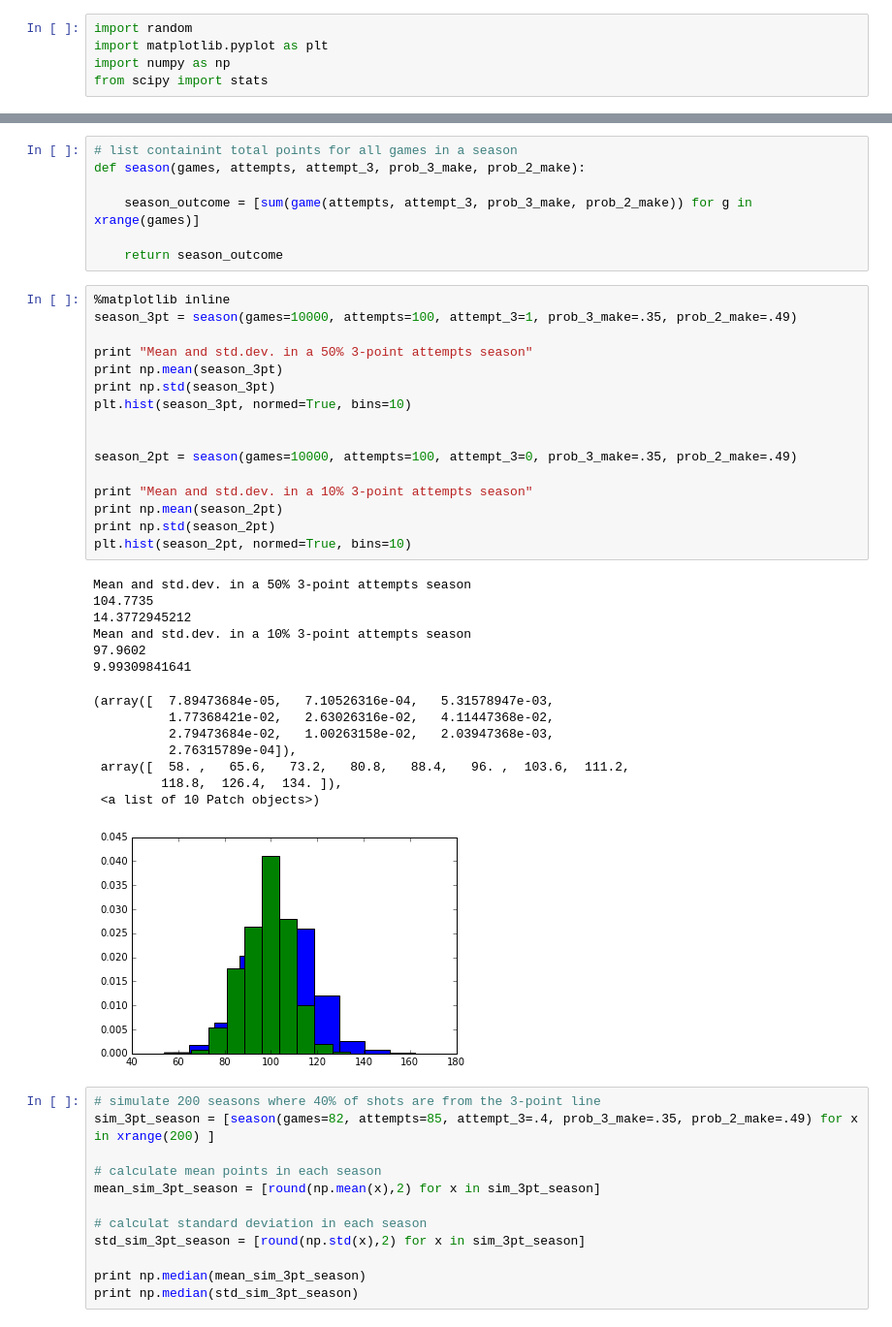
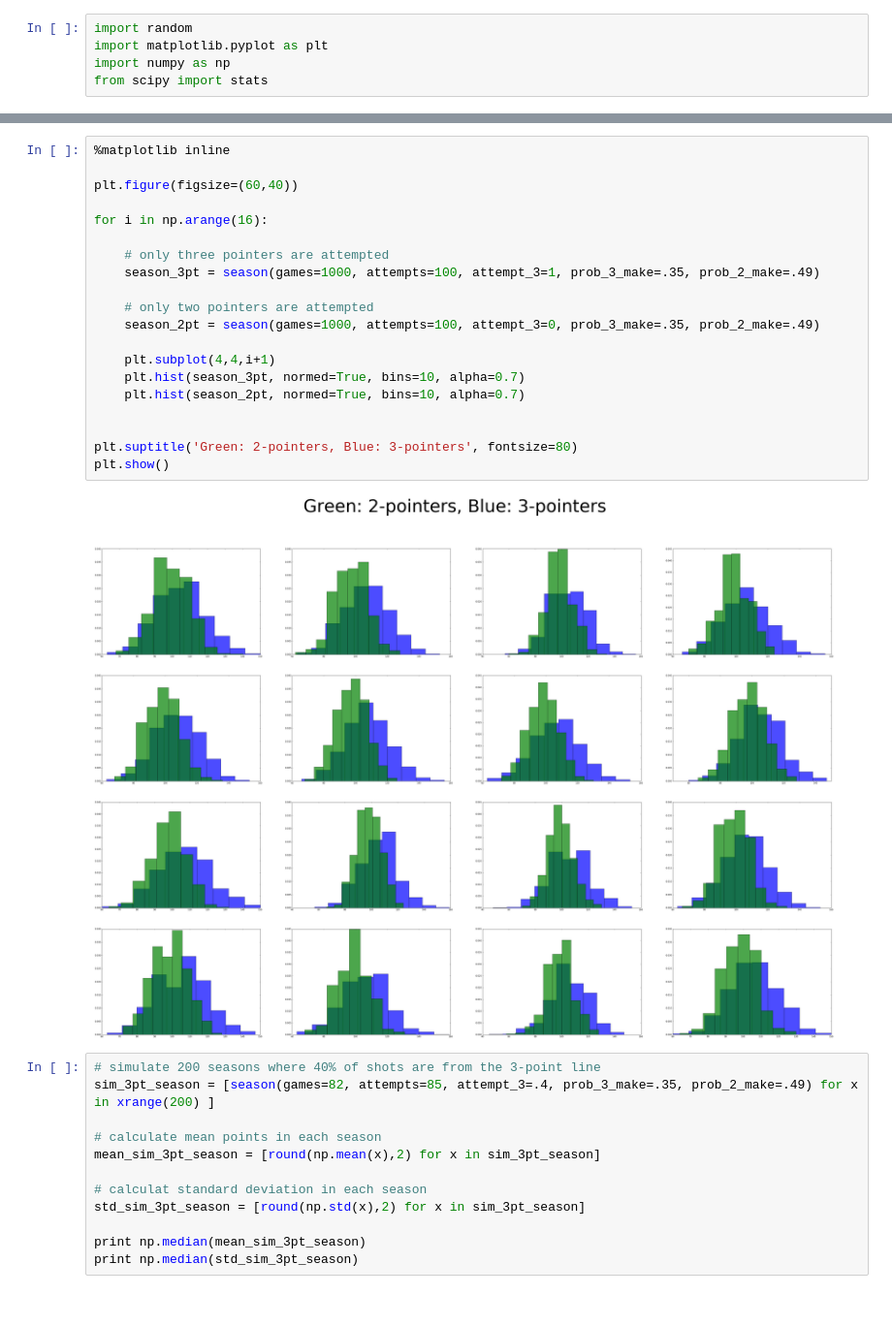
Before and after one commit to palpen/basketball_variance, a Jupyter notebook: variance_basketball_points.ipynb, the cells around one changed output, grey strips where cells are left out. Shown at 97% size. Drawn from its saved outputs; the diff is of its cells as text.

Commit message:
update figures and improve clarity of code

```diff
--- a/variance_basketball_points.ipynb
+++ b/variance_basketball_points.ipynb
@@ -28,41 +34,25 @@ def game(attempts, attempt_3, prob_3_make, prob_2_make):
-# %%
-# list containint total points for all games in a season
-def season(games, attempts, attempt_3, prob_3_make, prob_2_make):
-
-    season_outcome = [sum(game(attempts, attempt_3, prob_3_make, prob_2_make)) for g in xrange(games)]
-
-    return season_outcome
-# %%
-%matplotlib inline
-season_3pt = season(games=10000, attempts=100, attempt_3=1, prob_3_make=.35, prob_2_make=.49)
-
-print "Mean and std.dev. in a 50% 3-point attempts season"
-print np.mean(season_3pt)
-print np.std(season_3pt)
-plt.hist(season_3pt, normed=True, bins=10)
-
-
-season_2pt = season(games=10000, attempts=100, attempt_3=0, prob_3_make=.35, prob_2_make=.49)
-
-print "Mean and std.dev. in a 10% 3-point attempts season"
-print np.mean(season_2pt)
-print np.std(season_2pt)
-plt.hist(season_2pt, normed=True, bins=10)
-# %% [output]
-Mean and std.dev. in a 50% 3-point attempts season
-104.7735
-14.3772945212
-Mean and std.dev. in a 10% 3-point attempts season
-97.9602
-9.99309841641
-(array([  7.89473684e-05,   7.10526316e-04,   5.31578947e-03,
-          1.77368421e-02,   2.63026316e-02,   4.11447368e-02,
-          2.79473684e-02,   1.00263158e-02,   2.03947368e-03,
-          2.76315789e-04]),
- array([  58. ,   65.6,   73.2,   80.8,   88.4,   96. ,  103.6,  111.2,
-         118.8,  126.4,  134. ]),
- <a list of 10 Patch objects>)
-[figure, removed]
+# %%
+%matplotlib inline
+
+plt.figure(figsize=(60,40))
+
+for i in np.arange(16):
+
+    # only three pointers are attempted
+    season_3pt = season(games=1000, attempts=100, attempt_3=1, prob_3_make=.35, prob_2_make=.49)
+
+    # only two pointers are attempted
+    season_2pt = season(games=1000, attempts=100, attempt_3=0, prob_3_make=.35, prob_2_make=.49)
+
+    plt.subplot(4,4,i+1)
+    plt.hist(season_3pt, normed=True, bins=10, alpha=0.7)
+    plt.hist(season_2pt, normed=True, bins=10, alpha=0.7)
+
+
+plt.suptitle('Green: 2-pointers, Blue: 3-pointers', fontsize=80)
+plt.show()
+# %% [output]
+[figure, added]
 # %%
 # simulate 200 seasons where 40% of shots are from the 3-point line
 sim_3pt_season = [season(games=82, attempts=85, attempt_3=.4, prob_3_make=.35, prob_2_make=.49) for x in xrange(200) ]
```
Also changed, not shown: parts of 3 cells of this notebook.
